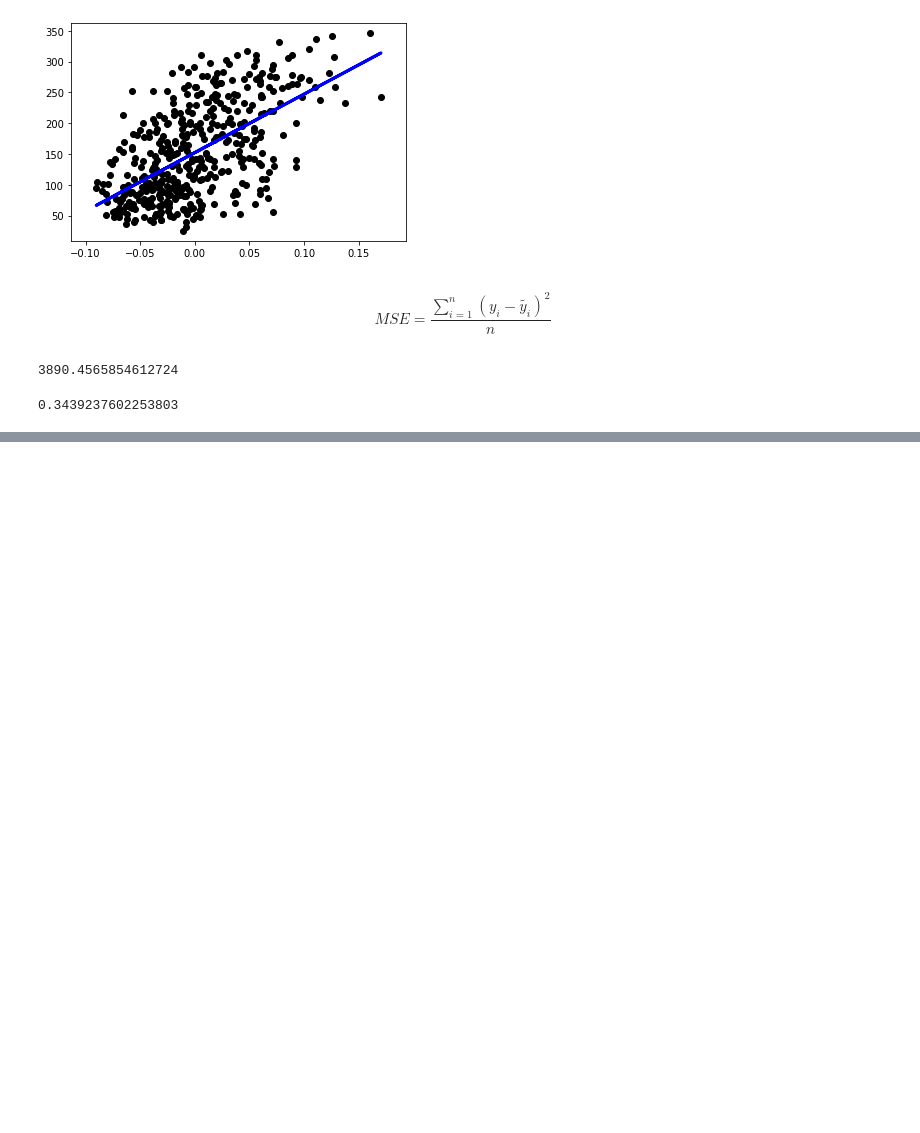
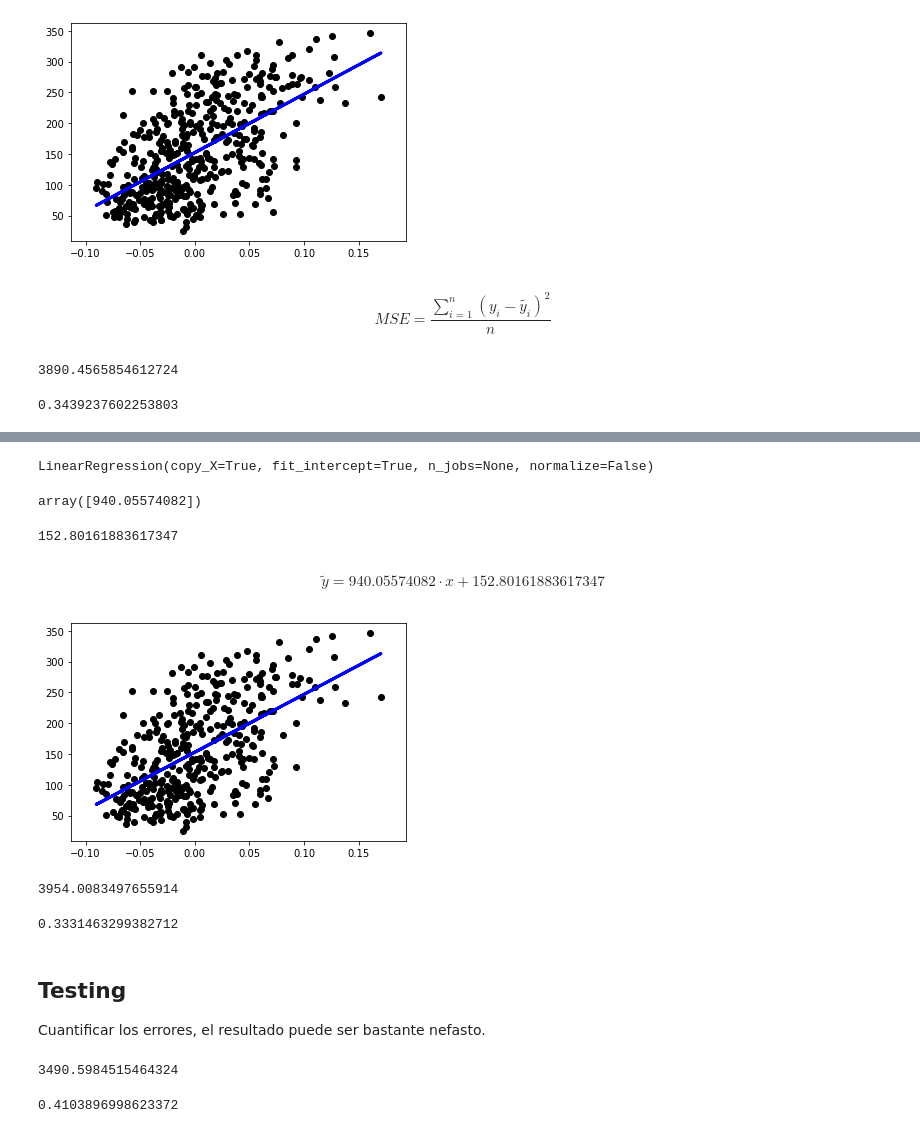
Before and after one commit to dtellogaete/jupyter-python, a Jupyter notebook: 15 Regresión Lineal.ipynb, the cells around one changed output, grey strips where cells are left out. Drawn from its saved outputs; the diff is of its cells as text; code cells hidden in the pictures; blank space fills up the shorter version.

```diff
--- a/Regresión Lineal.ipynb
+++ b/15 Regresión Lineal.ipynb
@@ -95,0 +98,38 @@ r2_score(y, mod.predict(x))
+# %%
+x_train = x[:-60]
+x_test = x[-60:]
+y_train = y[:-60]
+y_test = y[-60:]
+# %%
+mod = linear_model.LinearRegression()
+# %%
+mod.fit(x_train, y_train)
+# %% [output]
+LinearRegression(copy_X=True, fit_intercept=True, n_jobs=None, normalize=False)
+# %%
+mod.coef_ #coefieciente
+# %% [output]
+array([940.05574082])
+# %%
+mod.intercept_ #Punto de interecepcion
+# %% [output]
+152.80161883617347
+# %% [markdown]
+$$\tilde{y}= 940.05574082 \cdot x +152.80161883617347$$
+# %%
+plt.scatter(x_train,y_train, color= 'black')
+plt.plot(x_train, mod.predict(x_train), color = 'blue', linewidth=3)
+plt.show()
+# %% [output]
+[figure, added]
+# %%
+mean_squared_error(y_train, mod.predict(x_train))
+# %% [output]
+3954.0083497655914
+# %%
+r2_score(y_train, mod.predict(x_train))
+# %% [output]
+0.3331463299382712
+# %% [markdown]
+## Testing
+Cuantificar los errores, el resultado puede ser bastante nefasto.
@@ -95,0 +138,8 @@ r2_score(y, mod.predict(x))
+# %%
+mean_squared_error(y_test, y_pred)
+# %% [output]
+3490.5984515464324
+# %%
+r2_score(y_test, y_pred)
+# %% [output]
+0.4103896998623372
```
Also changed, not shown: parts of 4 cells of this notebook.
